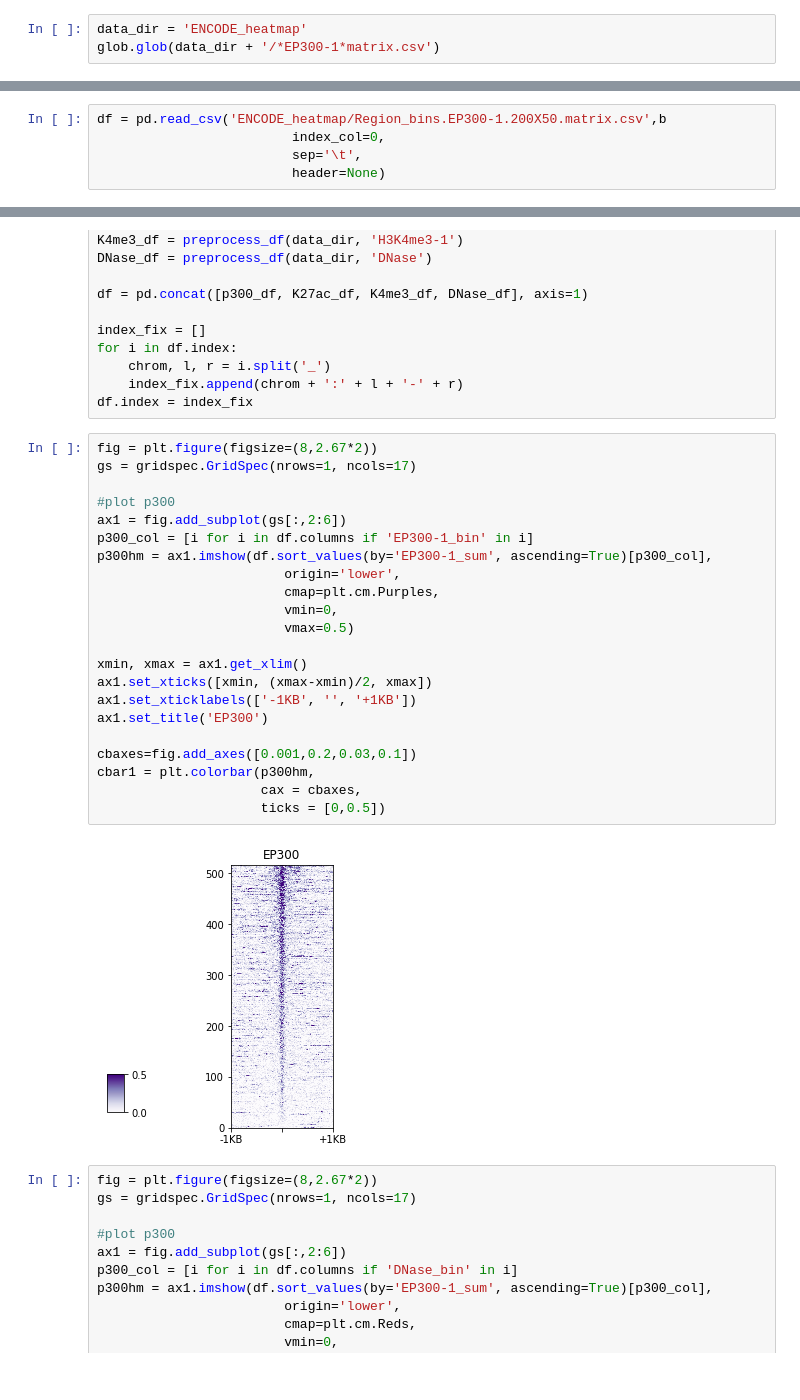
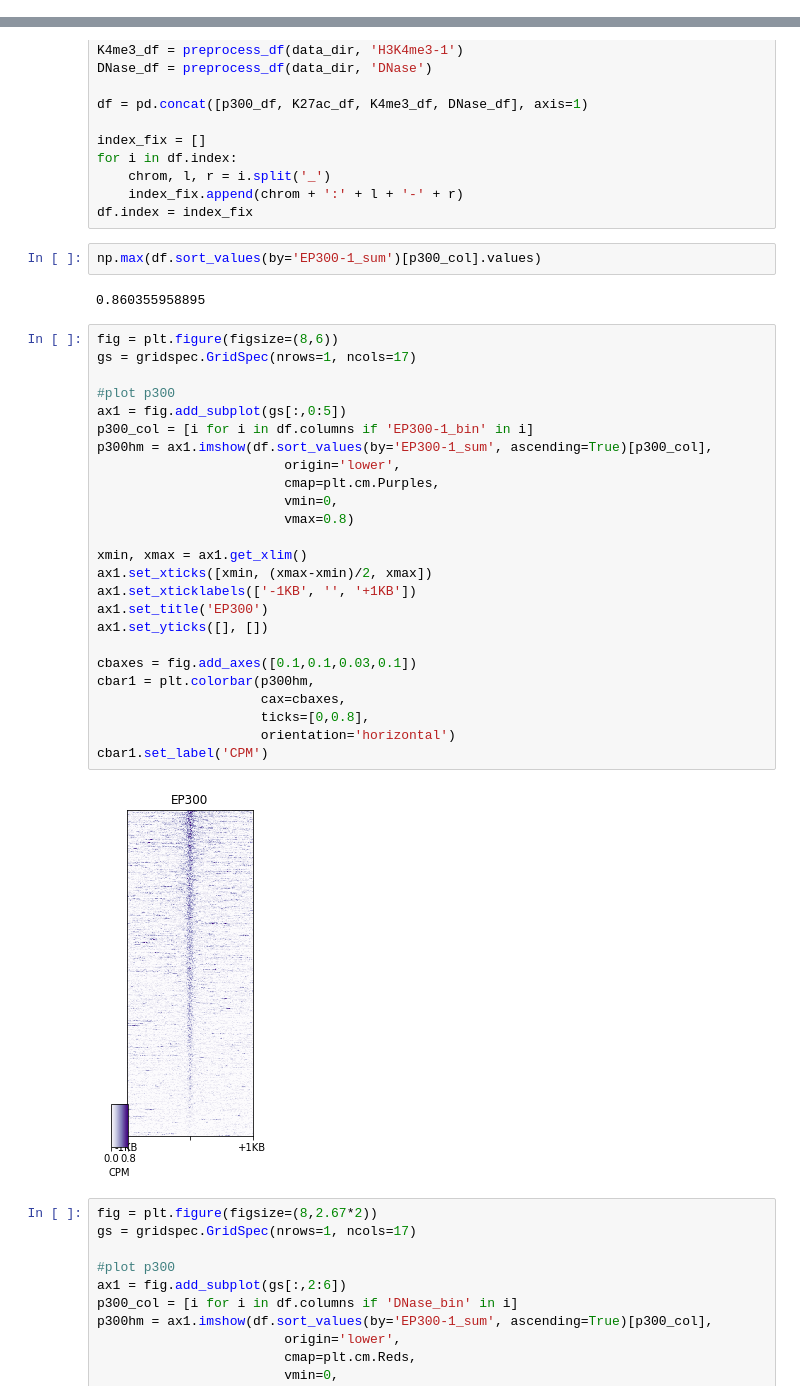
Before and after one commit to russellxie/Hon_Lab_Bioinfo_Class, a Jupyter notebook: Example1_Heatmap_for_ChIP-seq/Heatmap_plotting.ipynb, the cells around one changed output, grey strips where cells are left out. Cells and saved outputs as stored; diff of their text form.

Commit message:
Update the plotting

```diff
--- a/Example1_Heatmap_for_ChIP-seq/Heatmap_plotting.ipynb
+++ b/Example1_Heatmap_for_ChIP-seq/Heatmap_plotting.ipynb
@@ -14,6 +14,3 @@ matplotlib.rcParams['ps.fonttype'] = 42
 from mpl_toolkits.axes_grid1.inset_locator import inset_axes
 
 %matplotlib inline
-# %%
-data_dir = 'ENCODE_heatmap'
-glob.glob(data_dir + '/*EP300-1*matrix.csv')
@@ -22,5 +16,0 @@ glob.glob(data_dir + '/*EP300-1*matrix.csv')
-# %%
-df = pd.read_csv('ENCODE_heatmap/Region_bins.EP300-1.200X50.matrix.csv',b
-                         index_col=0,
-                         sep='\t',
-                         header=None)
@@ -73,30 +58,37 @@ for i in df.index:
     chrom, l, r = i.split('_')
     index_fix.append(chrom + ':' + l + '-' + r)
 df.index = index_fix
+# %%
+np.max(df.sort_values(by='EP300-1_sum')[p300_col].values)
+# %% [output]
+0.860355958895
 # %%
-fig = plt.figure(figsize=(8,2.67*2))
+fig = plt.figure(figsize=(8,6))
 gs = gridspec.GridSpec(nrows=1, ncols=17)
 
 #plot p300
-ax1 = fig.add_subplot(gs[:,2:6])
+ax1 = fig.add_subplot(gs[:,0:5])
 p300_col = [i for i in df.columns if 'EP300-1_bin' in i]
 p300hm = ax1.imshow(df.sort_values(by='EP300-1_sum', ascending=True)[p300_col],
                         origin='lower',
                         cmap=plt.cm.Purples,
                         vmin=0,
-                        vmax=0.5)
+                        vmax=0.8)
 
 xmin, xmax = ax1.get_xlim()
 ax1.set_xticks([xmin, (xmax-xmin)/2, xmax])
 ax1.set_xticklabels(['-1KB', '', '+1KB'])
 ax1.set_title('EP300')
+ax1.set_yticks([], [])
 
-cbaxes=fig.add_axes([0.001,0.2,0.03,0.1])
+cbaxes = fig.add_axes([0.1,0.1,0.03,0.1])
 cbar1 = plt.colorbar(p300hm,
-                     cax = cbaxes,
-                     ticks = [0,0.5])
+                     cax=cbaxes,
+                     ticks=[0,0.8],
+                     orientation='horizontal')
+cbar1.set_label('CPM')
 # %% [output]
-[figure, old version]
+[figure, new version]
 # %%
 fig = plt.figure(figsize=(8,2.67*2))
 gs = gridspec.GridSpec(nrows=1, ncols=17)
```
Also changed, not shown: parts of 2 cells of this notebook.
